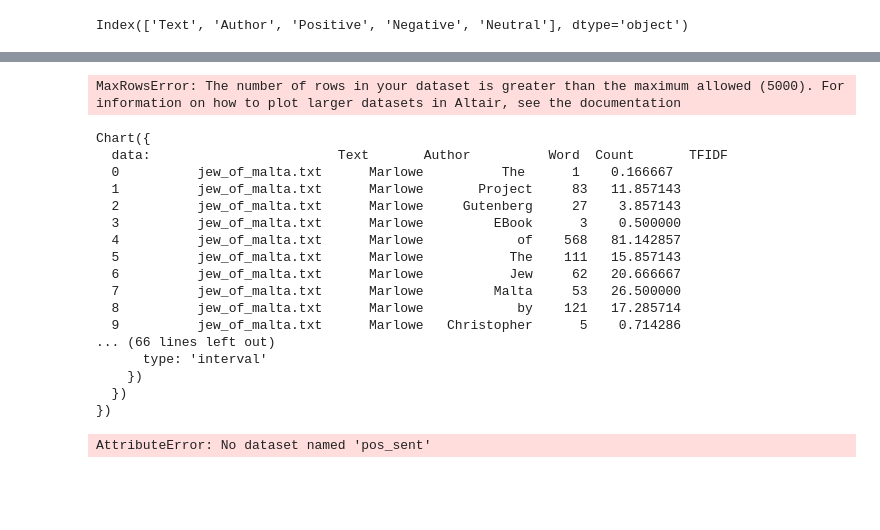
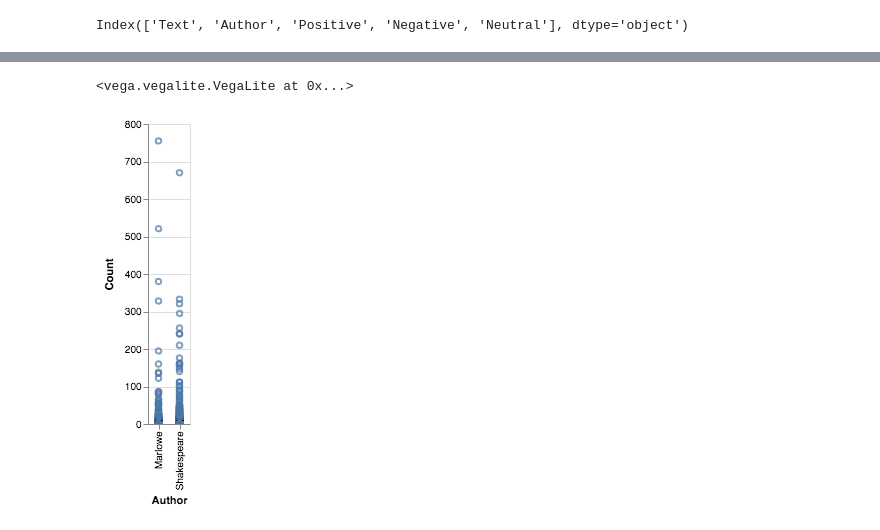
Before and after one commit to INFO3401/problem-set-11-SRInfo3401, a Jupyter notebook: Problem Set 11.ipynb, the cells around one changed output, grey strips where cells are left out. Cells and saved outputs as stored; diff of their text form; code cells hidden in the pictures; blank space fills up the shorter version.

```diff
--- a/Problem Set 11.ipynb
+++ b/Problem Set 11.ipynb
@@ -109,9 +109,10 @@ data1.head(10)
 # %%
 #6.Build a visualization that allows you to explore the correlation of word counts for Marlowe and Shakespeare.
 #What does this tell you about the styles of the two authors? Note: You will need to aggregate your data to answer this question.
-grouped_data = data1.groupby('Author')['Word', 'Count'].sum()
-grouped_data
-
-#grouped_data = data1.groupby('Author').aggregate(['Word','Count'])
+rand_sample = data1.sample(n=5000)
+#rand_sample
+grouped_data = rand_sample.groupby(['Author', 'Word']).sum()
 #grouped_data
+plot_list = edit_list.groupby('Author').head(5000).reset_index()
+plot_list
 # %% [output]
@@ -122,33 +137,10 @@ grouped_data
-# %%
-alt.Chart(data1).mark_bar().encode(
-    x='Word',
-    y='Count'
-).interactive()
-# %% [output]
-MaxRowsError: The number of rows in your dataset is greater than the maximum allowed (5000). For information on how to plot larger datasets in Altair, see the documentation
-Chart({
-  data:                        Text       Author          Word  Count       TFIDF
-  0          jew_of_malta.txt      Marlowe          ﻿The      1    0.166667
-  1          jew_of_malta.txt      Marlowe       Project     83   11.857143
-  2          jew_of_malta.txt      Marlowe     Gutenberg     27    3.857143
-  3          jew_of_malta.txt      Marlowe         EBook      3    0.500000
-  4          jew_of_malta.txt      Marlowe            of    568   81.142857
-  5          jew_of_malta.txt      Marlowe           The    111   15.857143
-  6          jew_of_malta.txt      Marlowe           Jew     62   20.666667
-  7          jew_of_malta.txt      Marlowe         Malta     53   26.500000
-  8          jew_of_malta.txt      Marlowe            by    121   17.285714
-  9          jew_of_malta.txt      Marlowe   Christopher      5    0.714286
-... (66 lines left out)
-      type: 'interval'
-    })
-  })
-})
-# %%
-#Wednesday Problems 11/28
-
-from vega_datasets import data
-pos_sent = data.pos_sent()
-
-print(pos_sent.columns)
-# %% [output]
-AttributeError: No dataset named 'pos_sent'
+# %%
+#6.Build a visualization that allows you to explore the correlation of word counts for Marlowe and Shakespeare.
+#ERROR: Ran into Altair value errors it could not plot more than 5000 data points it claimed. I used random sampleing but would have been nice to see the entire plot without debuging altair.
+alt.Chart(plot_list).mark_point().encode(
+    x='Author',
+    y='Count',
+).interactive()
+# %% [output]
+<vega.vegalite.VegaLite at 0x...>
+[figure, added]
```
Also changed, not shown: parts of 15 cells of this notebook, 1 other file.
